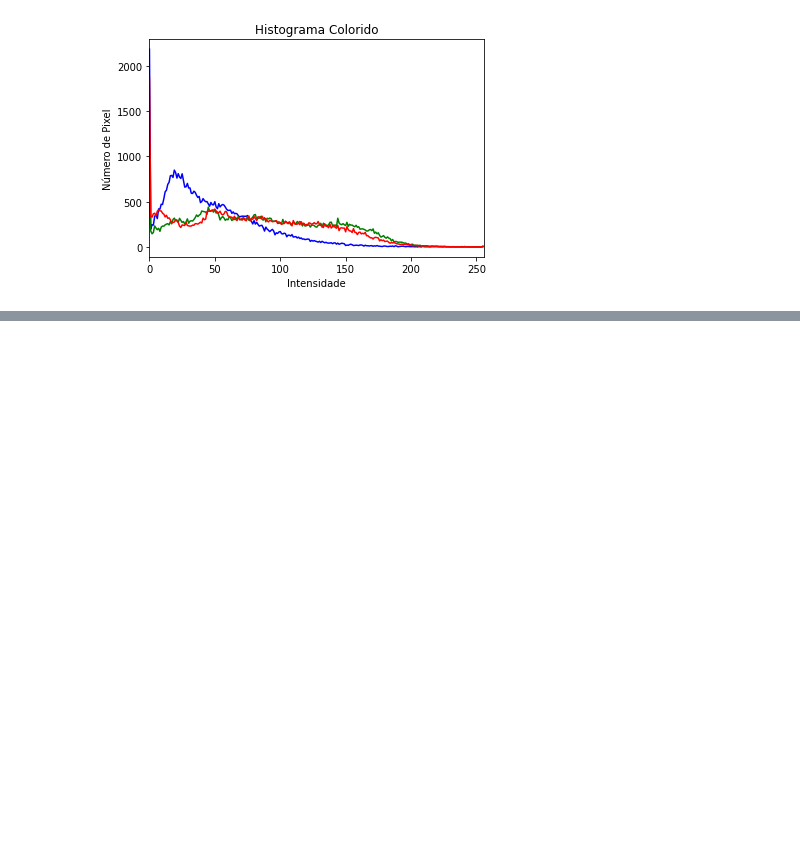
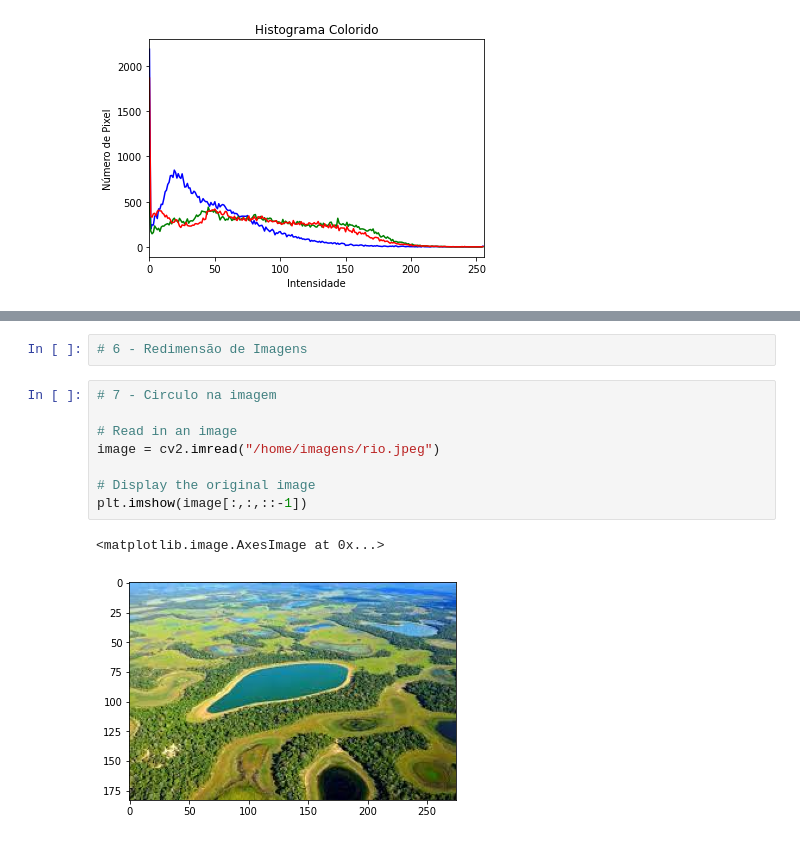
Before and after one commit to nnilocoelho/computer-vision, a Jupyter notebook: nb02.ipynb, the cells around one changed output, grey strips where cells are left out. Cells and saved outputs as stored; diff of their text form; blank space fills up the shorter version.

```diff
--- a/nb02.ipynb
+++ b/nb02.ipynb
@@ -103,3 +105,16 @@ plt.show()
 [figure]
 [figure]
 [figure]
+# %%
+# 6 - Redimensão de Imagens
+# %%
+# 7 - Circulo na imagem
+
+# Read in an image
+image = cv2.imread("/home/imagens/rio.jpeg")
+
+# Display the original image
+plt.imshow(image[:,:,::-1])
+# %% [output]
+<matplotlib.image.AxesImage at 0x...>
+[figure, added]
```
Also changed, not shown: parts of 3 cells of this notebook.
